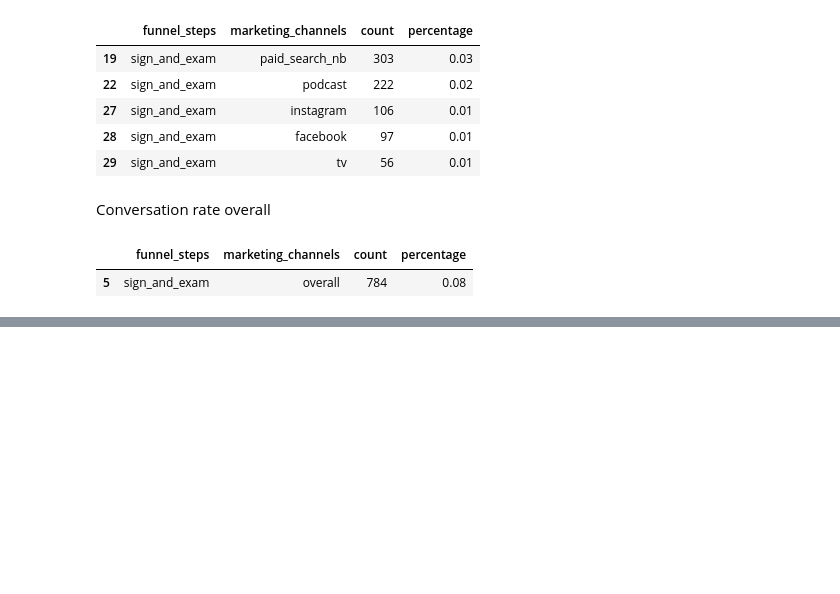
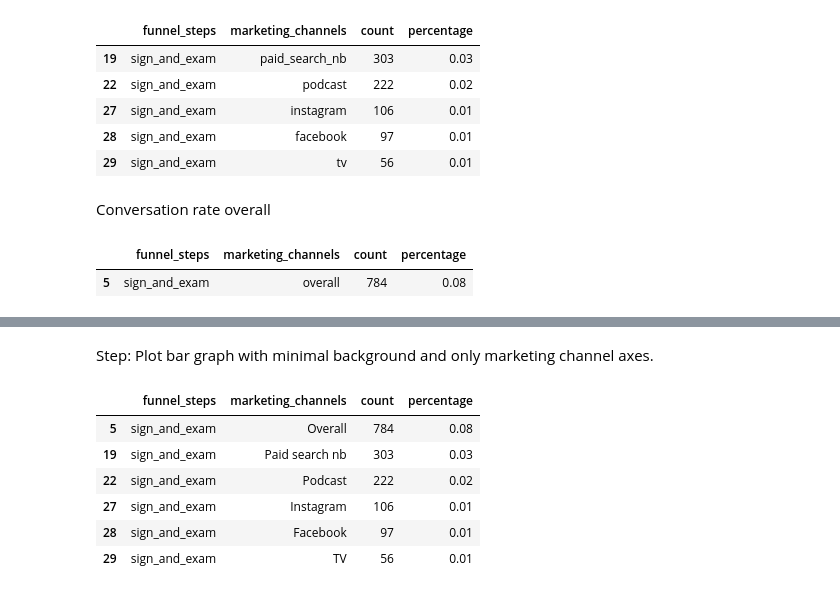
Before and after one commit to mhanauer/pg_report, a Jupyter notebook: pg_report.ipynb, the cells around one changed output, grey strips where cells are left out. Drawn from its saved outputs; the diff is of its cells as text; code cells hidden in the pictures; blank space fills up the shorter version.

```diff
--- a/pg_report.ipynb
+++ b/pg_report.ipynb
@@ -131,0 +146,14 @@ overall_conversion_rate
+# %% [markdown]
+Step: Plot bar graph with minimal background and only marketing channel axes.
+# %%
+overall_marketing_conversation_rates['marketing_channels'] = overall_marketing_conversation_rates['marketing_channels'].astype('category')
+overall_marketing_conversation_rates[["marketing_channels"]] = overall_marketing_conversation_rates[["marketing_channels"]].replace(["overall", "paid_search_nb", "podcast", "instagram", "facebook", "tv"], ["Overall", "Paid search nb", "Podcast", "Instagram", "Facebook", "TV"])
+overall_marketing_conversation_rates
+# %% [output]
+|  | funnel_steps | marketing_channels | count | percentage |
+| 5 | sign_and_exam | Overall | 784 | 0.08 |
+| 19 | sign_and_exam | Paid search nb | 303 | 0.03 |
+| 22 | sign_and_exam | Podcast | 222 | 0.02 |
+| 27 | sign_and_exam | Instagram | 106 | 0.01 |
+| 28 | sign_and_exam | Facebook | 97 | 0.01 |
+| 29 | sign_and_exam | TV | 56 | 0.01 |
```
Also changed, not shown: parts of 4 cells of this notebook.
